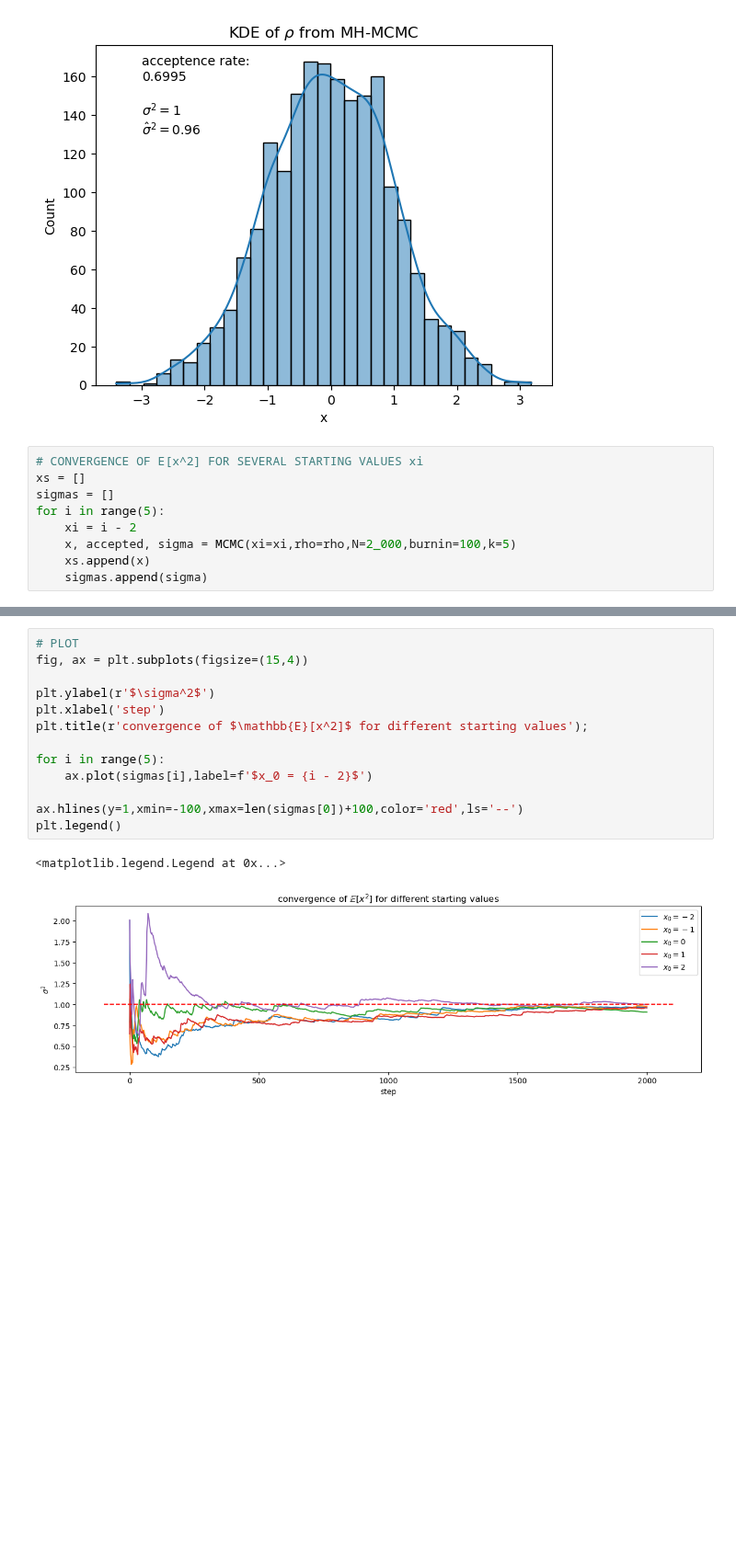
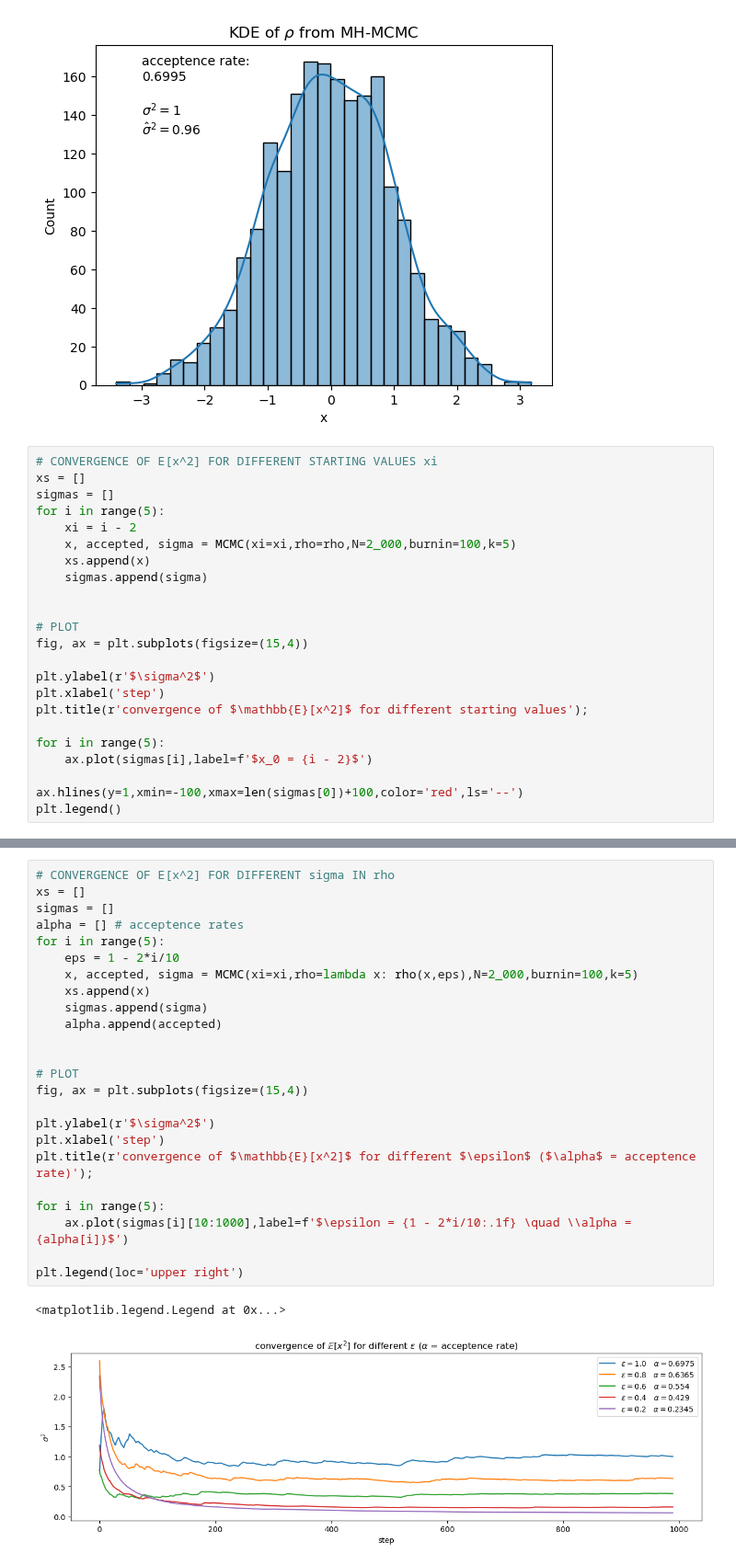
Before and after one commit to dHuberYoumans/CPNStN, a Jupyter notebook: MCMC/MCMC.ipynb, the cells around one changed output, grey strips where cells are left out. Shown at 92% size. Cells and saved outputs as stored; diff of their text form; blank space fills up the shorter version.

Commit message:
new plot for convergence different eps

```diff
--- a/MCMC/MCMC.ipynb
+++ b/MCMC/MCMC.ipynb
@@ -87,7 +87,7 @@ plt.title(r'KDE of $\rho$ from MH-MCMC');
 # %% [output]
 [figure]
 # %%
-# CONVERGENCE OF E[x^2] FOR SEVERAL STARTING VALUES xi
+# CONVERGENCE OF E[x^2] FOR DIFFERENT STARTING VALUES xi
 xs = []
 sigmas = []
 for i in range(5):
@@ -95,3 +95,17 @@ for i in range(5):
     x, accepted, sigma = MCMC(xi=xi,rho=rho,N=2_000,burnin=100,k=5)
     xs.append(x)
     sigmas.append(sigma)
+
+
+# PLOT
+fig, ax = plt.subplots(figsize=(15,4))
+
+plt.ylabel(r'$\sigma^2$')
+plt.xlabel('step')
+plt.title(r'convergence of $\mathbb{E}[x^2]$ for different starting values');
+
+for i in range(5):
+    ax.plot(sigmas[i],label=f'$x_0 = {i - 2}$')
+
+ax.hlines(y=1,xmin=-100,xmax=len(sigmas[0])+100,color='red',ls='--')
+plt.legend()
@@ -98,16 +115,27 @@ for i in range(5):
 # %%
+# CONVERGENCE OF E[x^2] FOR DIFFERENT sigma IN rho
+xs = []
+sigmas = []
+alpha = [] # acceptence rates
+for i in range(5):
+    eps = 1 - 2*i/10
+    x, accepted, sigma = MCMC(xi=xi,rho=lambda x: rho(x,eps),N=2_000,burnin=100,k=5)
+    xs.append(x)
+    sigmas.append(sigma)
+    alpha.append(accepted)
+
+
 # PLOT
 fig, ax = plt.subplots(figsize=(15,4))
 
 plt.ylabel(r'$\sigma^2$')
 plt.xlabel('step')
-plt.title(r'convergence of $\mathbb{E}[x^2]$ for different starting values');
+plt.title(r'convergence of $\mathbb{E}[x^2]$ for different $\epsilon$ ($\alpha$ = acceptence rate)');
 
 for i in range(5):
-    ax.plot(sigmas[i],label=f'$x_0 = {i - 2}$')
+    ax.plot(sigmas[i][10:1000],label=f'$\epsilon = {1 - 2*i/10:.1f} \quad \\alpha = {alpha[i]}$')
 
-ax.hlines(y=1,xmin=-100,xmax=len(sigmas[0])+100,color='red',ls='--')
-plt.legend()
+plt.legend(loc='upper right')
 # %% [output]
 <matplotlib.legend.Legend at 0x...>
-[figure, old version]
+[figure, new version]
```
Also changed, not shown: parts of 2 cells of this notebook.
